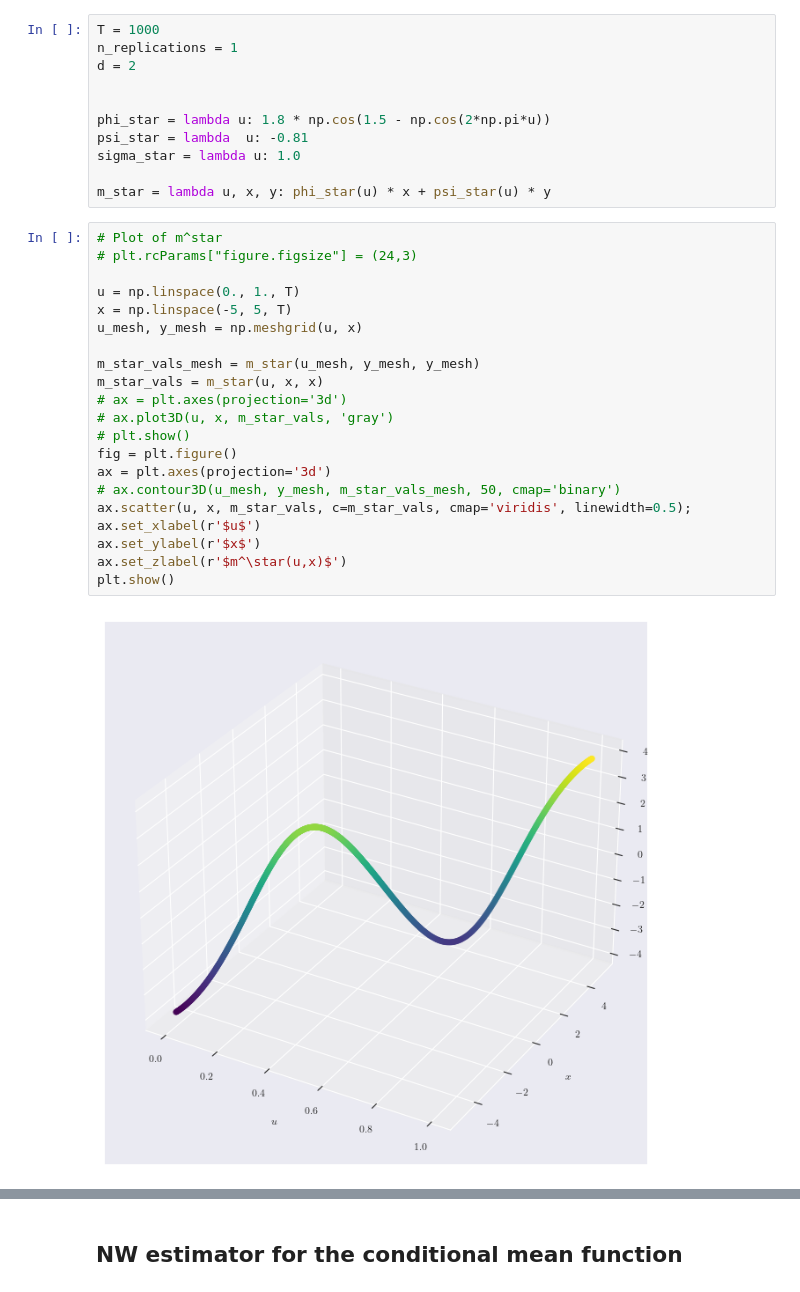
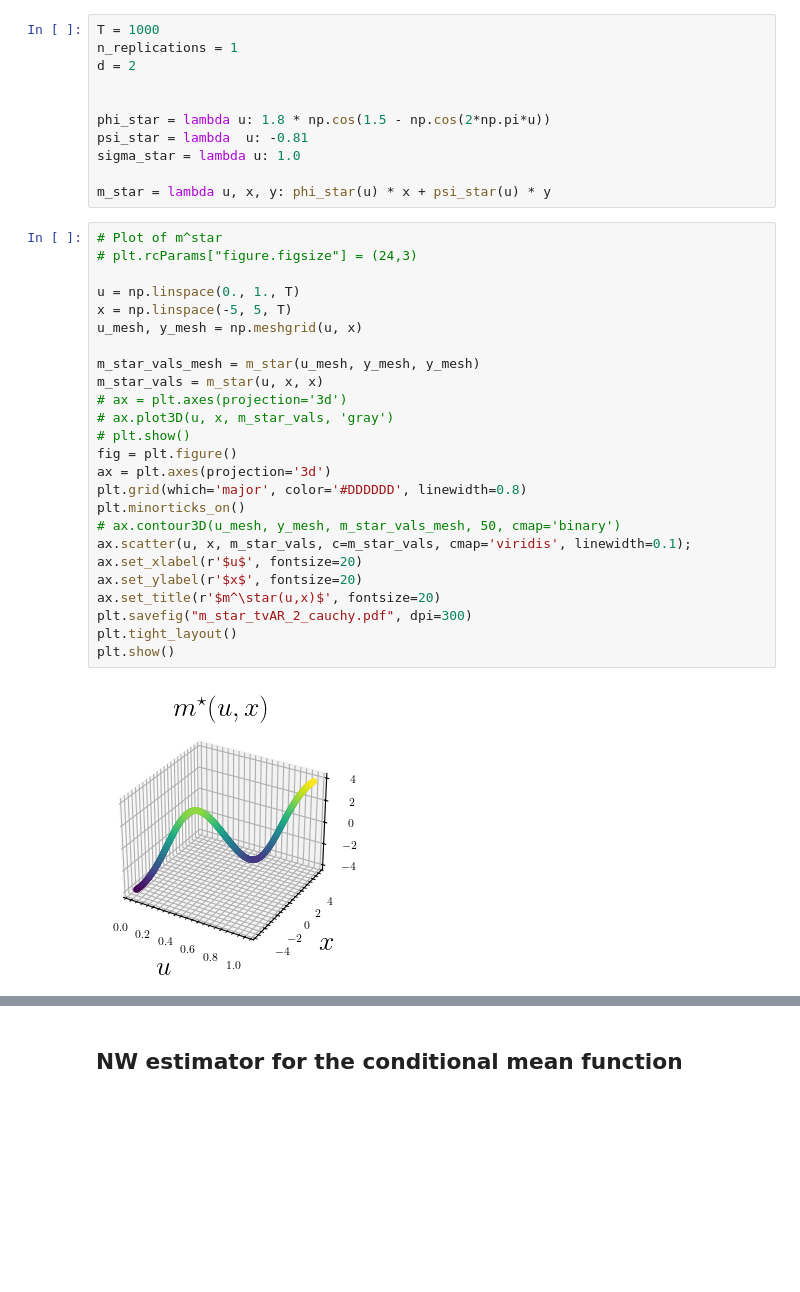
Before and after one commit to mzalaya/wasslsp, a Jupyter notebook: notebooks/simul/Cauchy tvAR(2) process.ipynb, the cells around one changed output, grey strips where cells are left out. Drawn from its saved outputs; the diff is of its cells as text; blank space fills up the shorter version.

```diff
--- a/notebooks/simul/Cauchy tvAR(2) process.ipynb
+++ b/notebooks/simul/Cauchy tvAR(2) process.ipynb
@@ -56,26 +56,30 @@ m_star = lambda u, x, y: phi_star(u) * x + psi_star(u) * y
 # %%
 # Plot of m^star
 # plt.rcParams["figure.figsize"] = (24,3)
 
 u = np.linspace(0., 1., T)
 x = np.linspace(-5, 5, T)
 u_mesh, y_mesh = np.meshgrid(u, x)
 
 m_star_vals_mesh = m_star(u_mesh, y_mesh, y_mesh)
 m_star_vals = m_star(u, x, x)
 # ax = plt.axes(projection='3d')
 # ax.plot3D(u, x, m_star_vals, 'gray')
 # plt.show()
 fig = plt.figure()
 ax = plt.axes(projection='3d')
+plt.grid(which='major', color='#DDDDDD', linewidth=0.8)
+plt.minorticks_on()
 # ax.contour3D(u_mesh, y_mesh, m_star_vals_mesh, 50, cmap='binary')
-ax.scatter(u, x, m_star_vals, c=m_star_vals, cmap='viridis', linewidth=0.5);
-ax.set_xlabel(r'$u$')
-ax.set_ylabel(r'$x$')
-ax.set_zlabel(r'$m^\star(u,x)$')
+ax.scatter(u, x, m_star_vals, c=m_star_vals, cmap='viridis', linewidth=0.1);
+ax.set_xlabel(r'$u$', fontsize=20)
+ax.set_ylabel(r'$x$', fontsize=20)
+ax.set_title(r'$m^\star(u,x)$', fontsize=20)
+plt.savefig("m_star_tvAR_2_cauchy.pdf", dpi=300)
+plt.tight_layout()
 plt.show()
 # %% [output]
-[figure, old version]
+[figure, new version]
 # %%
 
 T = 1000
```
Also changed, not shown: parts of 4 cells of this notebook, 7 other files.
